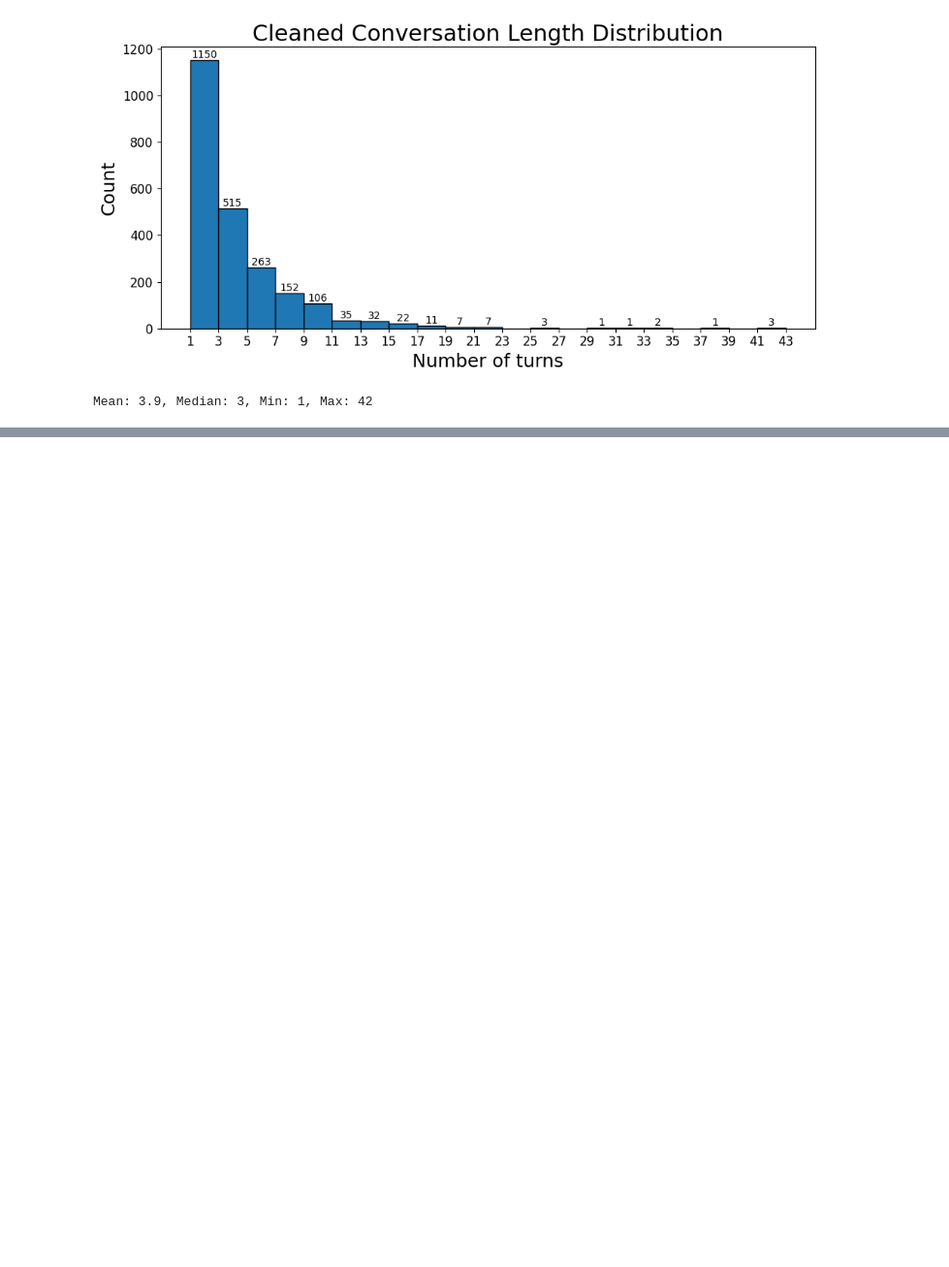
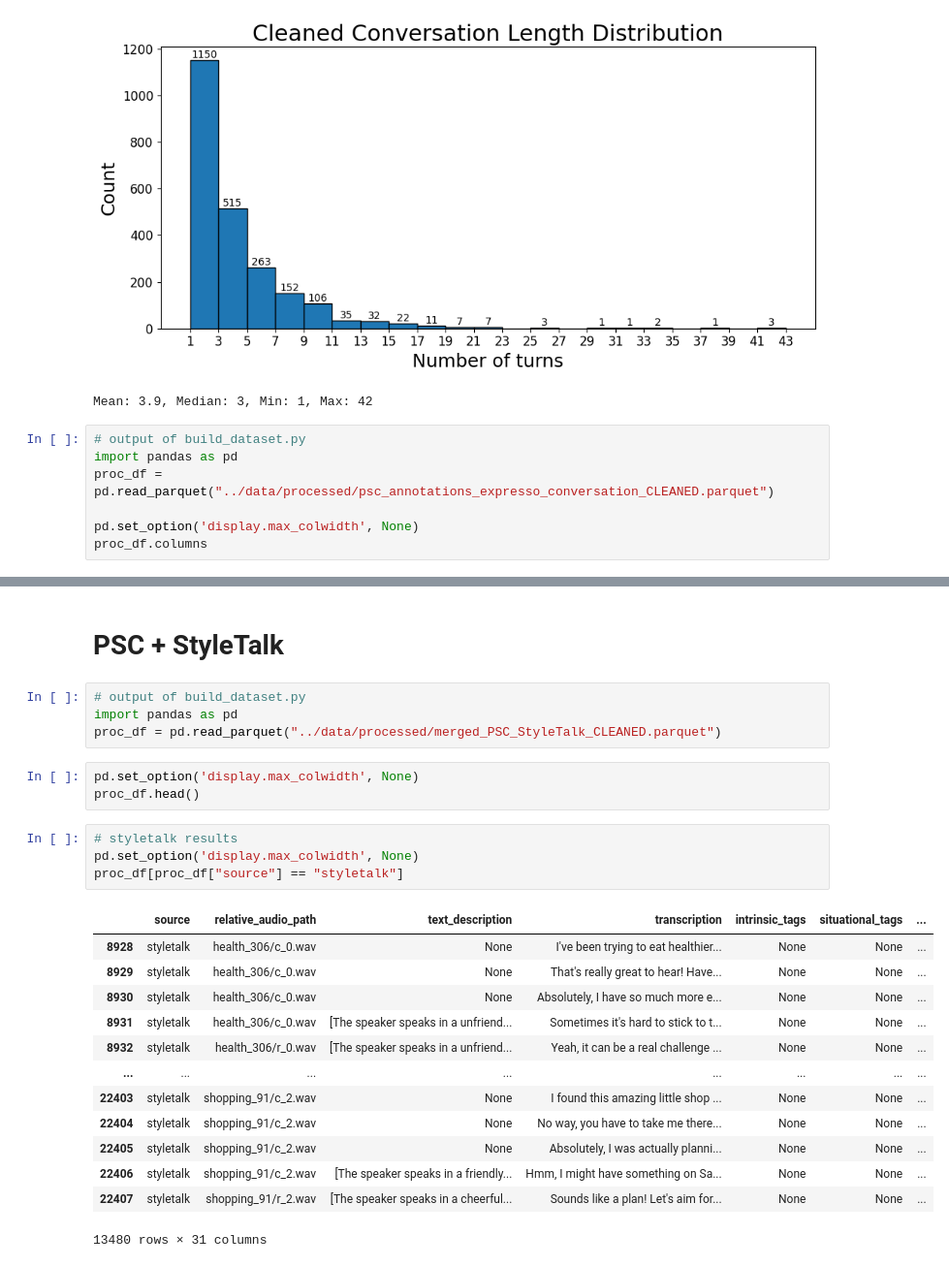
Before and after one commit to JackMclaughlin424/ms-capstone-TTS-natlang-styleprompts, a Jupyter notebook: src/eda/conversational_analysis.ipynb, the cells around one changed output, grey strips where cells are left out. Shown at 97% size. Saved outputs shown, nothing was run; the diff lists cells and outputs as text; blank space fills up the shorter version.

```diff
--- a/src/eda/conversational_analysis.ipynb
+++ b/src/eda/conversational_analysis.ipynb
@@ -199,3 +199,10 @@ print(f"Mean: {before.mean():.1f}, Median: {before.median():.0f}, Min: {before.m
 # %% [output]
 [figure]
 Mean: 3.9, Median: 3, Min: 1, Max: 42
+# %%
+# output of build_dataset.py
+import pandas as pd
+proc_df = pd.read_parquet("../data/processed/psc_annotations_expresso_conversation_CLEANED.parquet")
+
+pd.set_option('display.max_colwidth', None)
+proc_df.columns
@@ -201,0 +218,27 @@ Mean: 3.9, Median: 3, Min: 1, Max: 42
+# %% [markdown]
+# PSC + StyleTalk
+# %%
+# output of build_dataset.py
+import pandas as pd
+proc_df = pd.read_parquet("../data/processed/merged_PSC_StyleTalk_CLEANED.parquet")
+# %%
+pd.set_option('display.max_colwidth', None)
+proc_df.head()
+# %%
+# styletalk results
+pd.set_option('display.max_colwidth', None)
+proc_df[proc_df["source"] == "styletalk"]
+# %% [output]
+|  | source | relative_audio_path | text_description | transcription | intrinsic_tags | situational_tags | ... |
+| 8928 | styletalk | health_306/c_0.wav | None | I've been trying to eat healthier... | None | None | ... |
+| 8929 | styletalk | health_306/c_0.wav | None | That's really great to hear! Have... | None | None | ... |
+| 8930 | styletalk | health_306/c_0.wav | None | Absolutely, I have so much more e... | None | None | ... |
+| 8931 | styletalk | health_306/c_0.wav | [The speaker speaks in a unfriend... | Sometimes it's hard to stick to t... | None | None | ... |
+| 8932 | styletalk | health_306/r_0.wav | [The speaker speaks in a unfriend... | Yeah, it can be a real challenge ... | None | None | ... |
+| ... | ... | ... | ... | ... | ... | ... | ... |
+| 22403 | styletalk | shopping_91/c_2.wav | None | I found this amazing little shop ... | None | None | ... |
+| 22404 | styletalk | shopping_91/c_2.wav | None | No way, you have to take me there... | None | None | ... |
+| 22405 | styletalk | shopping_91/c_2.wav | None | Absolutely, I was actually planni... | None | None | ... |
+| 22406 | styletalk | shopping_91/c_2.wav | [The speaker speaks in a friendly... | Hmm, I might have something on Sa... | None | None | ... |
+| 22407 | styletalk | shopping_91/r_2.wav | [The speaker speaks in a cheerful... | Sounds like a plan! Let's aim for... | None | None | ... |
+13480 rows × 31 columns
```
Also changed, not shown: parts of 1 cell of this notebook, 3 other files.
